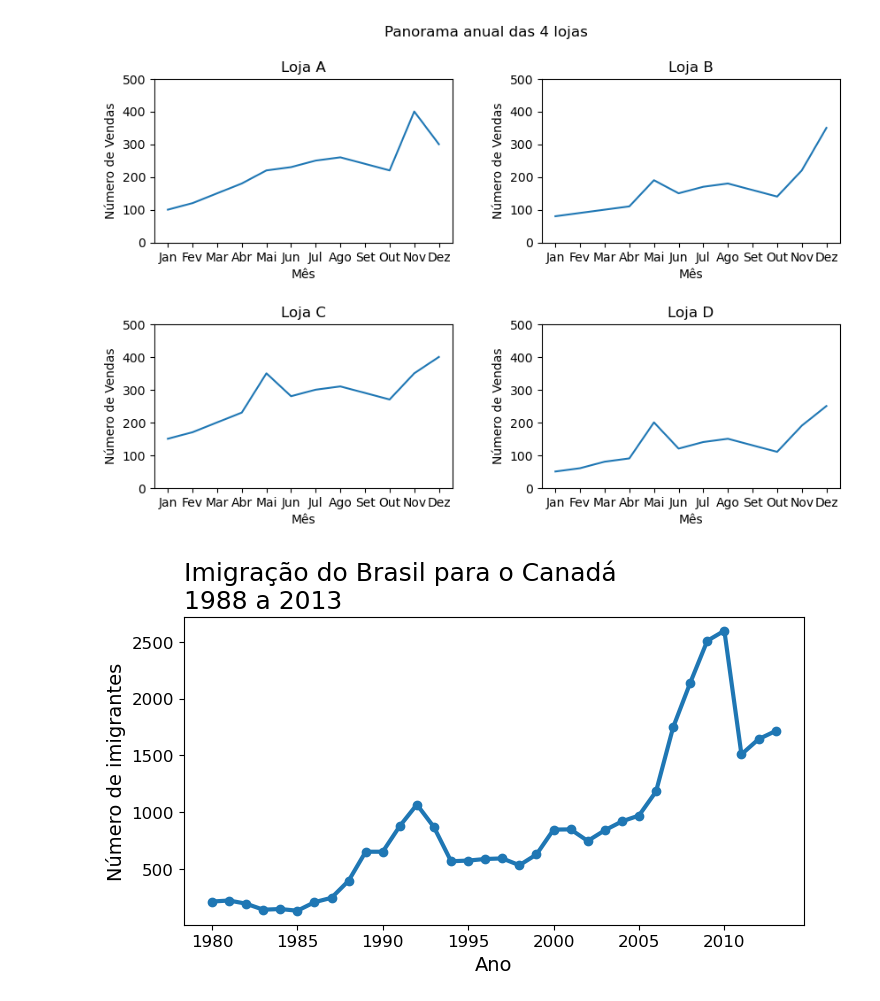
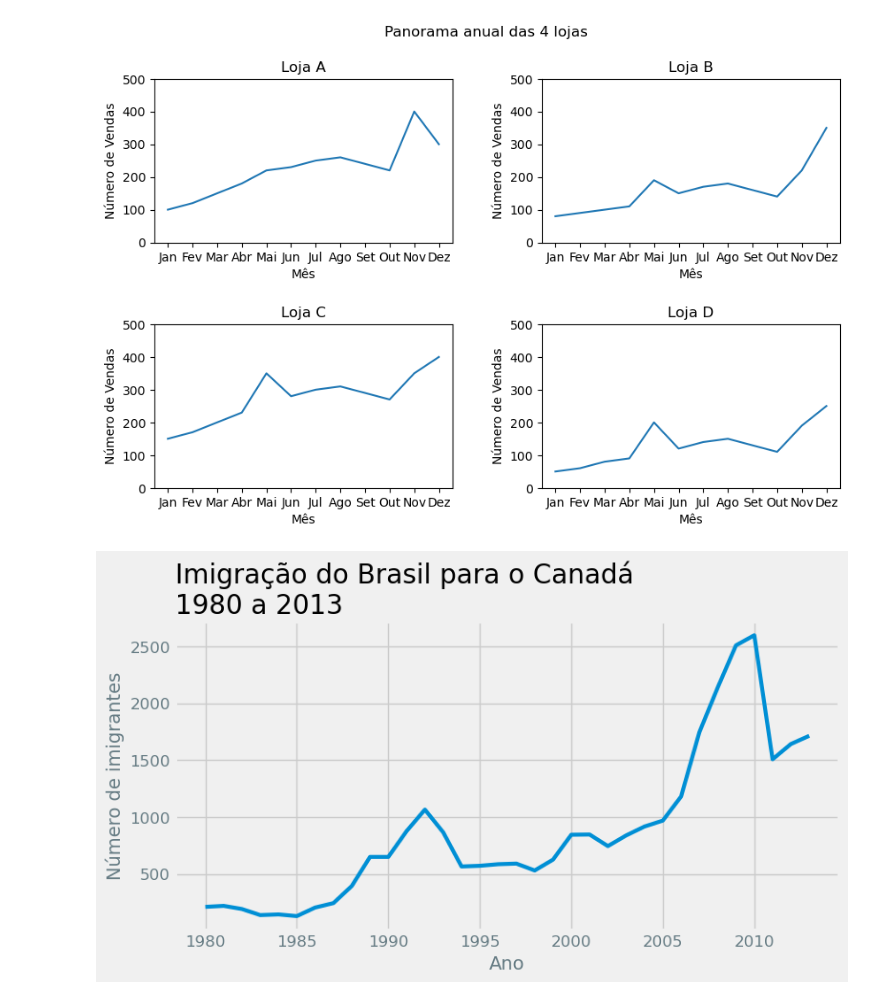
Before and after one commit to pablitohaddad/data-visualization, a Jupyter notebook: Imigrantes.ipynb, the cells around one changed output. Drawn from its saved outputs; the diff is of its cells as text; code cells hidden in the pictures.

```diff
--- a/Imigrantes.ipynb
+++ b/Imigrantes.ipynb
@@ -330,16 +330,17 @@ for ax in axs.ravel():
 plt.show()
 # %% [output]
 [figure]
-# %%
-fig, ax = plt.subplots(figsize=(8,4))
-ax.plot(dados_brasil['ano'], dados_brasil['imigrantes'], lw=3, marker='o')
-ax.set_title('Imigração do Brasil para o Canadá\n1988 a 2013', fontsize=18, loc='left')
-ax.set_xlabel('Ano', fontsize=14)
-ax.set_ylabel('Número de imigrantes', fontsize=14)
-ax.xaxis.set_tick_params(labelsize=12)
-ax.yaxis.set_tick_params(labelsize=12)
-ax.xaxis.set_major_locator(plt.MultipleLocator(5))
-plt.grid(linestyle='--')
-plt.show()
-# %% [output]
-[figure, removed]
+# %%
+IPython_default = plt.rcParams.copy() # O estilo default
+with plt.style.context('fivethirtyeight'):
+  fig, ax = plt.subplots(figsize=(8, 4))
+  ax.plot(dados_brasil['ano'], dados_brasil['imigrantes'], lw=3)
+  ax.set_title('Imigração do Brasil para o Canadá\n1980 a 2013', fontsize=20, loc='left', color='black')
+  ax.set_ylabel('Número de imigrantes', fontsize=14)
+  ax.set_xlabel('Ano', fontsize=14)
+  ax.yaxis.set_tick_params(labelsize=12)
+  ax.xaxis.set_tick_params(labelsize=12)
+  ax.xaxis.set_major_locator(plt.MultipleLocator(5))
+  plt.show()
+# %% [output]
+[figure, added]
```
Also changed, not shown: parts of 4 cells of this notebook.
